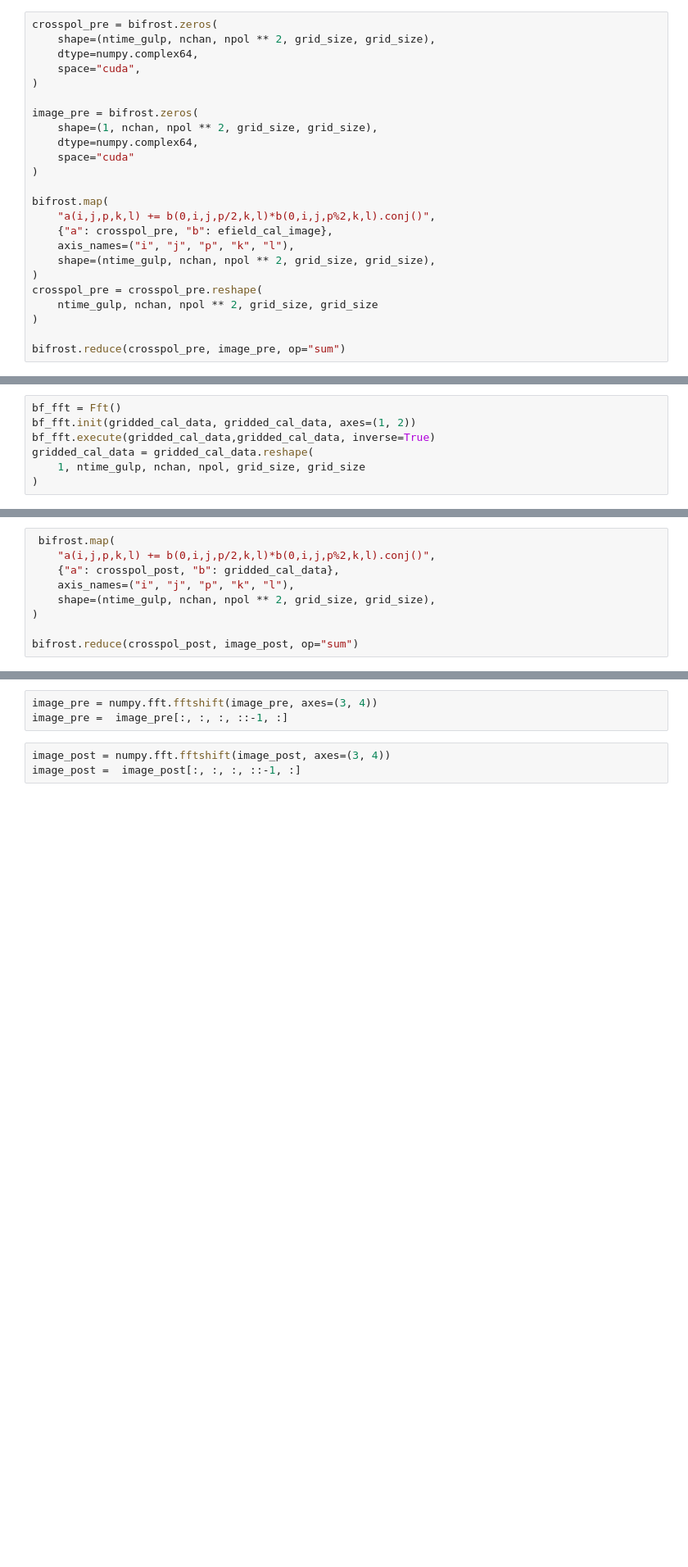
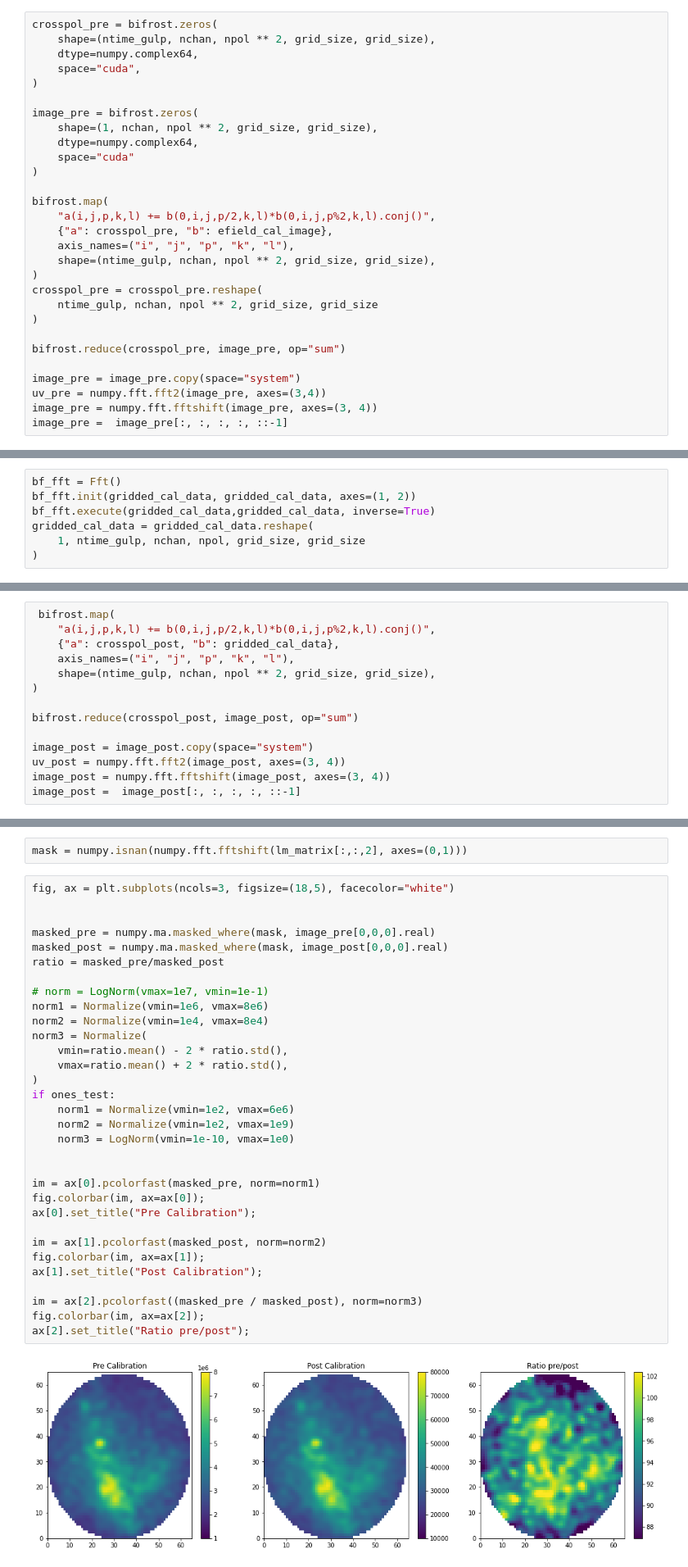
Before and after one commit to epic-astronomy/LWA_EPIC, a Jupyter notebook: epical_devel.ipynb, the cells around one changed output, grey strips where cells are left out. Shown at 82% size. Saved outputs shown, nothing was run; the diff lists cells and outputs as text; blank space fills up the shorter version.

```diff
--- a/epical_devel.ipynb
+++ b/epical_devel.ipynb
@@ -632,6 +651,11 @@ crosspol_pre = crosspol_pre.reshape(
 )
 
 bifrost.reduce(crosspol_pre, image_pre, op="sum")
+
+image_pre = image_pre.copy(space="system")
+uv_pre = numpy.fft.fft2(image_pre, axes=(3,4))
+image_pre = numpy.fft.fftshift(image_pre, axes=(3, 4))
+image_pre =  image_pre[:, :, :, :, ::-1]
 # %%
 max_inds = numpy.ascontiguousarray(
     numpy.atleast_2d(
@@ -744,3 +785,8 @@ image_post = bifrost.zeros(
 )
 
 bifrost.reduce(crosspol_post, image_post, op="sum")
+
+image_post = image_post.copy(space="system")
+uv_post = numpy.fft.fft2(image_post, axes=(3, 4))
+image_post = numpy.fft.fftshift(image_post, axes=(3, 4))
+image_post =  image_post[:, :, :, :, ::-1]
@@ -757,6 +793,36 @@ uv_post = numpy.fft.fft2(image_post, axes=(3, 4))
 # %%
-image_pre = numpy.fft.fftshift(image_pre, axes=(3, 4))
-image_pre =  image_pre[:, :, :, ::-1, :]
+mask = numpy.isnan(numpy.fft.fftshift(lm_matrix[:,:,2], axes=(0,1)))
-# %%
-image_post = numpy.fft.fftshift(image_post, axes=(3, 4))
-image_post =  image_post[:, :, :, ::-1, :]
+# %%
+fig, ax = plt.subplots(ncols=3, figsize=(18,5), facecolor="white")
+
+
+masked_pre = numpy.ma.masked_where(mask, image_pre[0,0,0].real)
+masked_post = numpy.ma.masked_where(mask, image_post[0,0,0].real)
+ratio = masked_pre/masked_post
+
+# norm = LogNorm(vmax=1e7, vmin=1e-1)
+norm1 = Normalize(vmin=1e6, vmax=8e6)
+norm2 = Normalize(vmin=1e4, vmax=8e4)
+norm3 = Normalize(
+    vmin=ratio.mean() - 2 * ratio.std(),
+    vmax=ratio.mean() + 2 * ratio.std(),
+)
+if ones_test:
+    norm1 = Normalize(vmin=1e2, vmax=6e6)
+    norm2 = Normalize(vmin=1e2, vmax=1e9)
+    norm3 = LogNorm(vmin=1e-10, vmax=1e0)
+
+
+im = ax[0].pcolorfast(masked_pre, norm=norm1)
+fig.colorbar(im, ax=ax[0]);
+ax[0].set_title("Pre Calibration");
+
+im = ax[1].pcolorfast(masked_post, norm=norm2)
+fig.colorbar(im, ax=ax[1]);
+ax[1].set_title("Post Calibration");
+
+im = ax[2].pcolorfast((masked_pre / masked_post), norm=norm3)
+fig.colorbar(im, ax=ax[2]);
+ax[2].set_title("Ratio pre/post");
+# %% [output]
+[figure, added]
```
Also changed, not shown: parts of 36 cells of this notebook.
